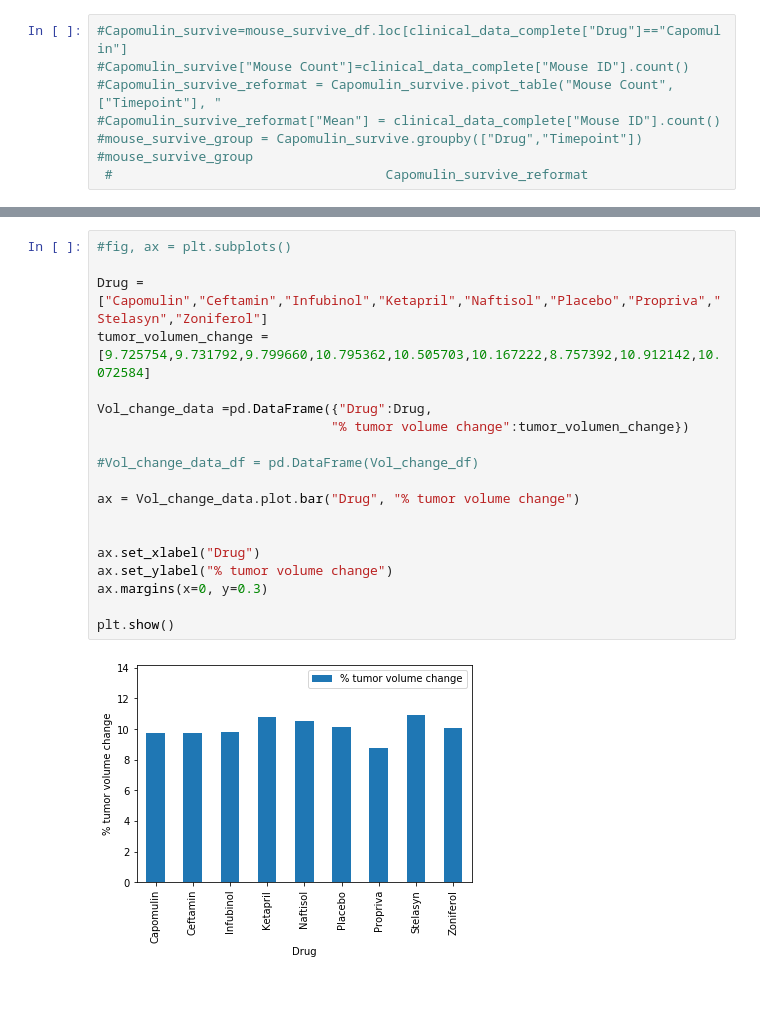
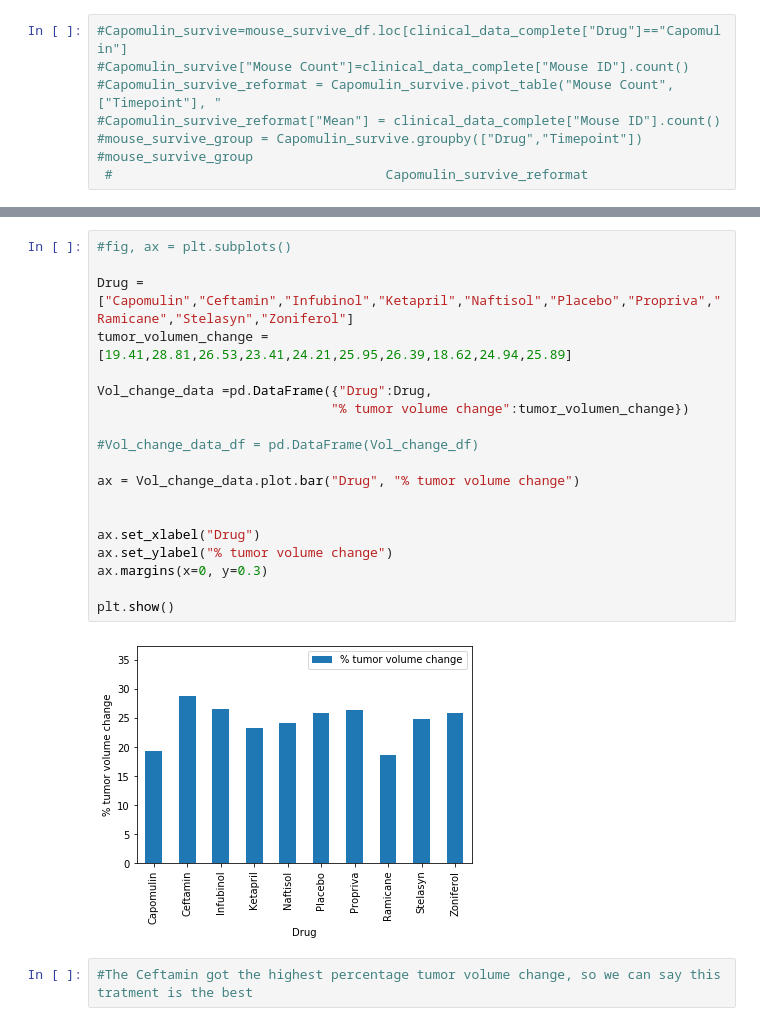
Before and after one commit to Pablo5653/matplotlib-challenge, a Jupyter notebook: HW.ipynb, the cells around one changed output, grey strips where cells are left out. Drawn from its saved outputs; the diff is of its cells as text; blank space fills up the shorter version.

```diff
--- a/HW.ipynb
+++ b/HW.ipynb
@@ -474,21 +515,23 @@ percentage_tumor_vol_change_gruop.sum()
 # %%
 #fig, ax = plt.subplots()
 
-Drug = ["Capomulin","Ceftamin","Infubinol","Ketapril","Naftisol","Placebo","Propriva","Stelasyn","Zoniferol"]
-tumor_volumen_change = [9.725754,9.731792,9.799660,10.795362,10.505703,10.167222,8.757392,10.912142,10.072584]
+Drug = ["Capomulin","Ceftamin","Infubinol","Ketapril","Naftisol","Placebo","Propriva","Ramicane","Stelasyn","Zoniferol"]
+tumor_volumen_change = [19.41,28.81,26.53,23.41,24.21,25.95,26.39,18.62,24.94,25.89]
 
 Vol_change_data =pd.DataFrame({"Drug":Drug,
                               "% tumor volume change":tumor_volumen_change})
 
 #Vol_change_data_df = pd.DataFrame(Vol_change_df)
 
 ax = Vol_change_data.plot.bar("Drug", "% tumor volume change")
 
 
 ax.set_xlabel("Drug")
 ax.set_ylabel("% tumor volume change")
 ax.margins(x=0, y=0.3)
 
 plt.show()
 # %% [output]
-[figure, old version]
+[figure, new version]
+# %%
+#The Ceftamin got the highest percentage tumor volume change, so we can say this tratment is the best
```
Also changed, not shown: parts of 4 cells of this notebook.
